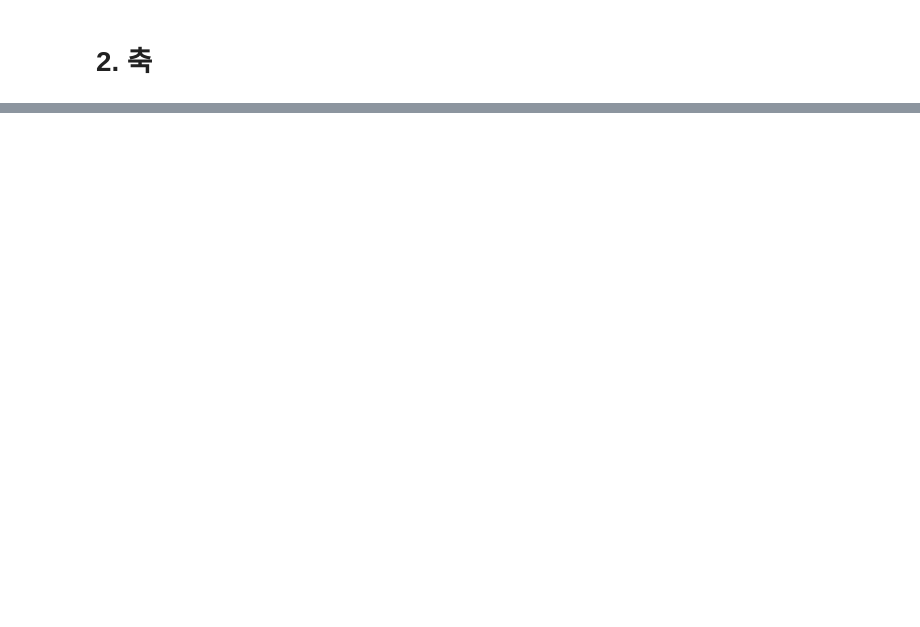
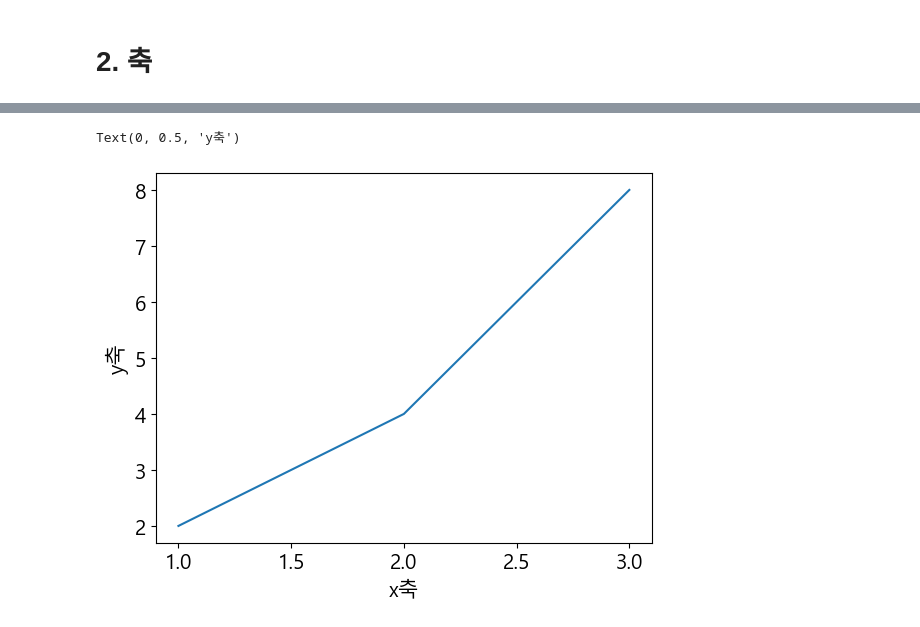
Before and after one commit to kngsujng/Data-Analysis_Study, a Jupyter notebook: PythonDataWorkspace/Matplotlib/02. 축.ipynb, the cells around one changed output, grey strips where cells are left out. Cells and saved outputs as stored; diff of their text form; code cells hidden in the pictures; blank space fills up the shorter version.

```diff
--- a/PythonDataWorkspace/Matplotlib/02. 축.ipynb
+++ b/PythonDataWorkspace/Matplotlib/02. 축.ipynb
@@ -18,2 +19,7 @@ plt.plot(x,y)
 # %%
-여기서부터 !!
+plt.plot(x,y)
+plt.xlabel('x축')
+plt.ylabel('y축')
+# %% [output]
+Text(0, 0.5, 'y축')
+[figure, added]
```
Also changed, not shown: parts of 5 cells of this notebook, 2 other files.
